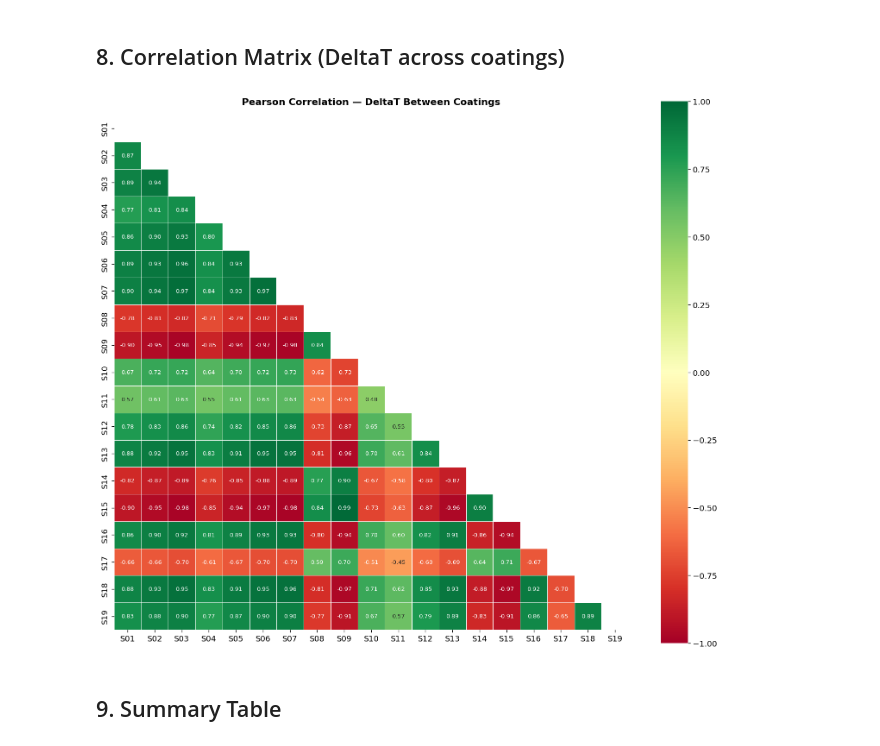
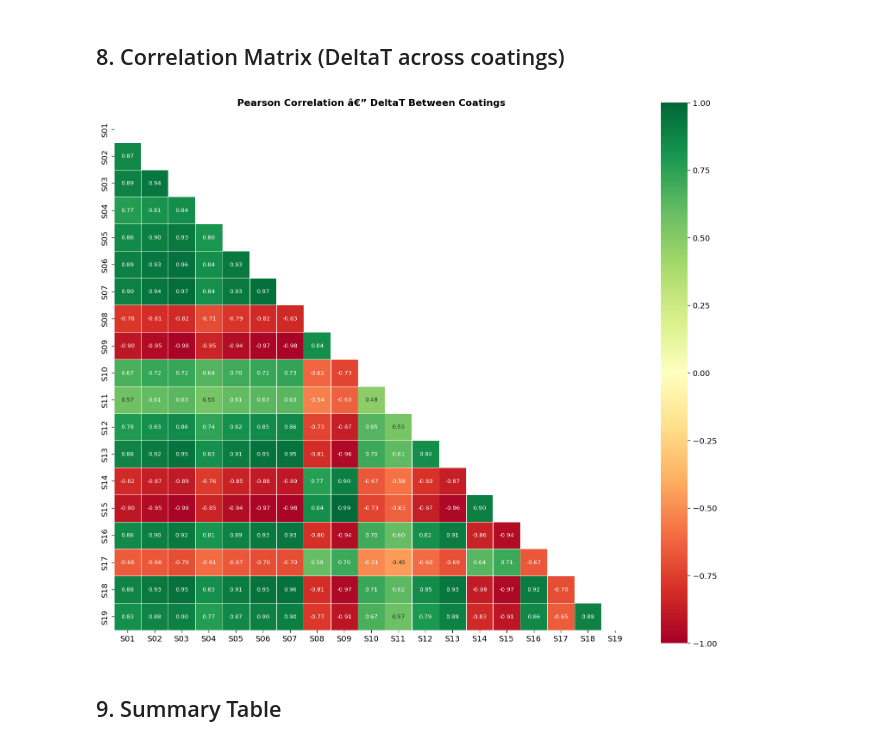
Before and after one commit to ezthunder001/rc-coating-ml, a Jupyter notebook: notebooks/01_eda_rc_coating.ipynb, the cells around one changed output. Cells and saved outputs as stored; diff of their text form; code cells hidden in the pictures.

```diff
--- a/notebooks/01_eda_rc_coating.ipynb
+++ b/notebooks/01_eda_rc_coating.ipynb
@@ -196,16 +243,16 @@ L4 (high): peak daytime DeltaT = -1.266 degC
 # %%
 corr = df[sub_cols].rename(columns=lambda c: c.replace('dT_','')).corr()
 fig,ax = plt.subplots(figsize=(13,11))
 mask = np.triu(np.ones_like(corr, dtype=bool))
 sns.heatmap(corr, mask=mask, annot=True, fmt='.2f', cmap='RdYlGn',
             center=0, vmin=-1, vmax=1, ax=ax, annot_kws={'size':8},
             linewidths=0.5, square=True)
-ax.set_title('Pearson Correlation — DeltaT Between Coatings', fontweight='bold', pad=14)
+ax.set_title('Pearson Correlation â€” DeltaT Between Coatings', fontweight='bold', pad=14)
 plt.tight_layout()
 plt.savefig(FIGURES/'05_correlation_matrix.png', bbox_inches='tight')
 plt.show()
 # %% [output]
-[figure, old version]
+[figure, new version]
 # %% [markdown]
 ## 9. Summary Table
 # %%
```
Also changed, not shown: parts of 9 cells of this notebook, 3 other files.
